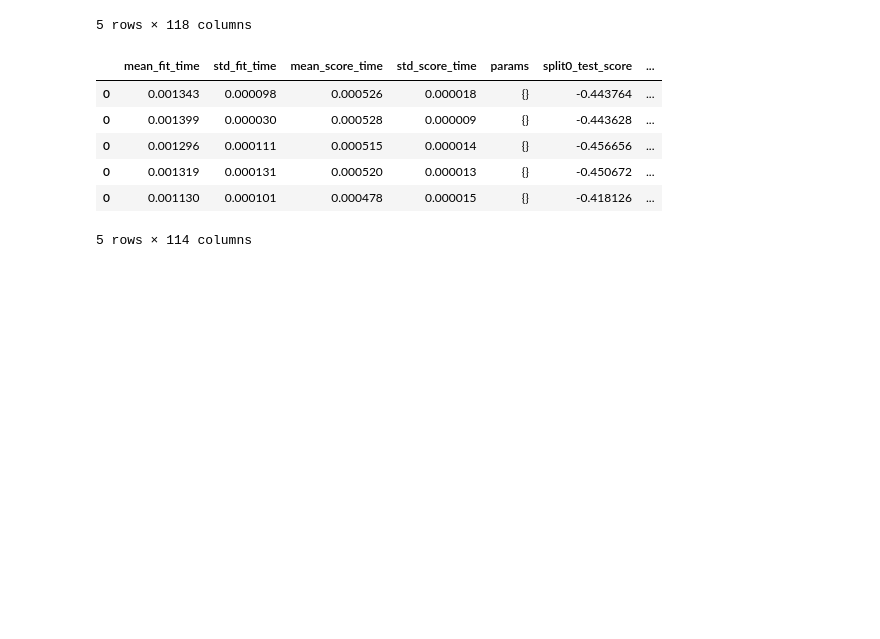
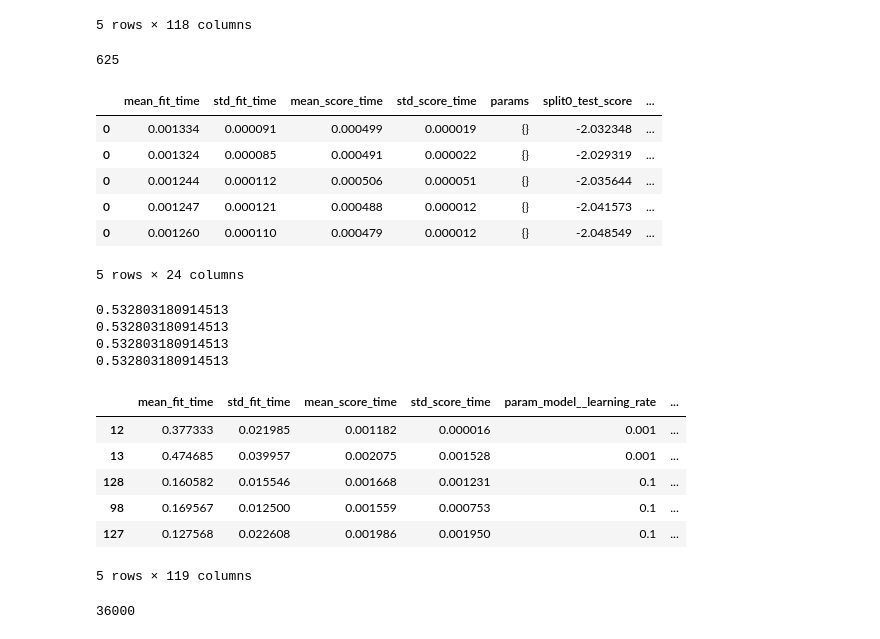
Before and after one commit to StevenSongSTS/w24-milestone2-team18-leevw-steveso-raulmart, a Jupyter notebook: lib/gridsearch_supervised_learning.ipynb, the cells around one changed output. Drawn from its saved outputs; the diff is of its cells as text; code cells hidden in the pictures; blank space fills up the shorter version.

```diff
--- a/lib/gridsearch_supervised_learning.ipynb
+++ b/lib/gridsearch_supervised_learning.ipynb
@@ -203,12 +163,77 @@ lin_reg_results = iterative_grid_cv_model_testing(
     features_to_use=features_to_use,
 )
 # %%
+print(len(lin_reg_results))
 lin_reg_results.sort_values("mean_test_score", ascending=False).head()
 # %% [output]
+625
 |  | mean_fit_time | std_fit_time | mean_score_time | std_score_time | params | split0_test_score | ... |
-| 0 | 0.001343 | 0.000098 | 0.000526 | 0.000018 | {} | -0.443764 | ... |
-| 0 | 0.001399 | 0.000030 | 0.000528 | 0.000009 | {} | -0.443628 | ... |
-| 0 | 0.001296 | 0.000111 | 0.000515 | 0.000014 | {} | -0.456656 | ... |
-| 0 | 0.001319 | 0.000131 | 0.000520 | 0.000013 | {} | -0.450672 | ... |
-| 0 | 0.001130 | 0.000101 | 0.000478 | 0.000015 | {} | -0.418126 | ... |
+| 0 | 0.001334 | 0.000091 | 0.000499 | 0.000019 | {} | -2.032348 | ... |
+| 0 | 0.001324 | 0.000085 | 0.000491 | 0.000022 | {} | -2.029319 | ... |
+| 0 | 0.001244 | 0.000112 | 0.000506 | 0.000051 | {} | -2.035644 | ... |
+| 0 | 0.001247 | 0.000121 | 0.000488 | 0.000012 | {} | -2.041573 | ... |
+| 0 | 0.001260 | 0.000110 | 0.000479 | 0.000012 | {} | -2.048549 | ... |
-5 rows × 114 columns
+5 rows × 24 columns
+# %%
+from sklearn.ensemble import GradientBoostingClassifier
+from sklearn.linear_model import LogisticRegression
+from sklearn.metrics import precision_score
+
+dataframes_to_test = [
+    (finbert_summary_sentiment_df, "finbert_summary_sentiment_df"),
+    (finbert_tone_summary_sentiment_df, "finbert_tone_summary_sentiment_df"),
+    (finbert_whole_article_sentiment_df, "finbert_whole_article_sentiment_df"),
+    (finbert_tone_article_sentiment_df, "finbert_tone_article_sentiment_df"),
+]
+
+for df, name in dataframes_to_test:
+    df["closed_higher"] = np.where(df.close > df.open, 1, 0)
+
+
+feature_to_predict = ["closed_higher"]
+scoring_method = ["accuracy", "average_precision"]
+
+param_grid = {
+    "data_frame": dataframes_to_test,
+    "cv_train_size": cv_train_size,
+    "cv_test_size": cv_test_size,
+    "lag_time": lag_time,
+    "feature_to_predict": feature_to_predict,
+    "scoring_method": scoring_method,
+}
+data_settings_grid_list = list(ParameterGrid(param_grid))
+# %%
+for df, name in dataframes_to_test:
+    print(len(df[df["closed_higher"] == 1]) / len(df))
+# %% [output]
+0.532803180914513
+0.532803180914513
+0.532803180914513
+0.532803180914513
+# %%
+gbr_clf_results = iterative_grid_cv_model_testing(
+    model=GradientBoostingClassifier(),
+    model_parameters={
+        "random_state": [SHARED_RANDOM_STATE],
+        "learning_rate": [0.1, 1],
+        "n_estimators": [100, 200],
+    },
+    data_settings_grid_list=data_settings_grid_list,
+    features_to_use=features_to_use,
+)
+# %%
+gbr_clf_results[(~gbr_clf_results["mean_test_score"].isna())].sort_values(
+    "mean_test_score", ascending=False
+).head()
+# %% [output]
+|  | mean_fit_time | std_fit_time | mean_score_time | std_score_time | param_model__learning_rate | ... |
+| 12 | 0.377333 | 0.021985 | 0.001182 | 0.000016 | 0.001 | ... |
+| 13 | 0.474685 | 0.039957 | 0.002075 | 0.001528 | 0.001 | ... |
+| 128 | 0.160582 | 0.015546 | 0.001668 | 0.001231 | 0.1 | ... |
+| 98 | 0.169567 | 0.012500 | 0.001559 | 0.000753 | 0.1 | ... |
+| 127 | 0.127568 | 0.022608 | 0.001986 | 0.001950 | 0.1 | ... |
+5 rows × 119 columns
+# %%
+len(gbr_clf_results)
+# %% [output]
+36000
```
Also changed, not shown: parts of 11 cells of this notebook.
